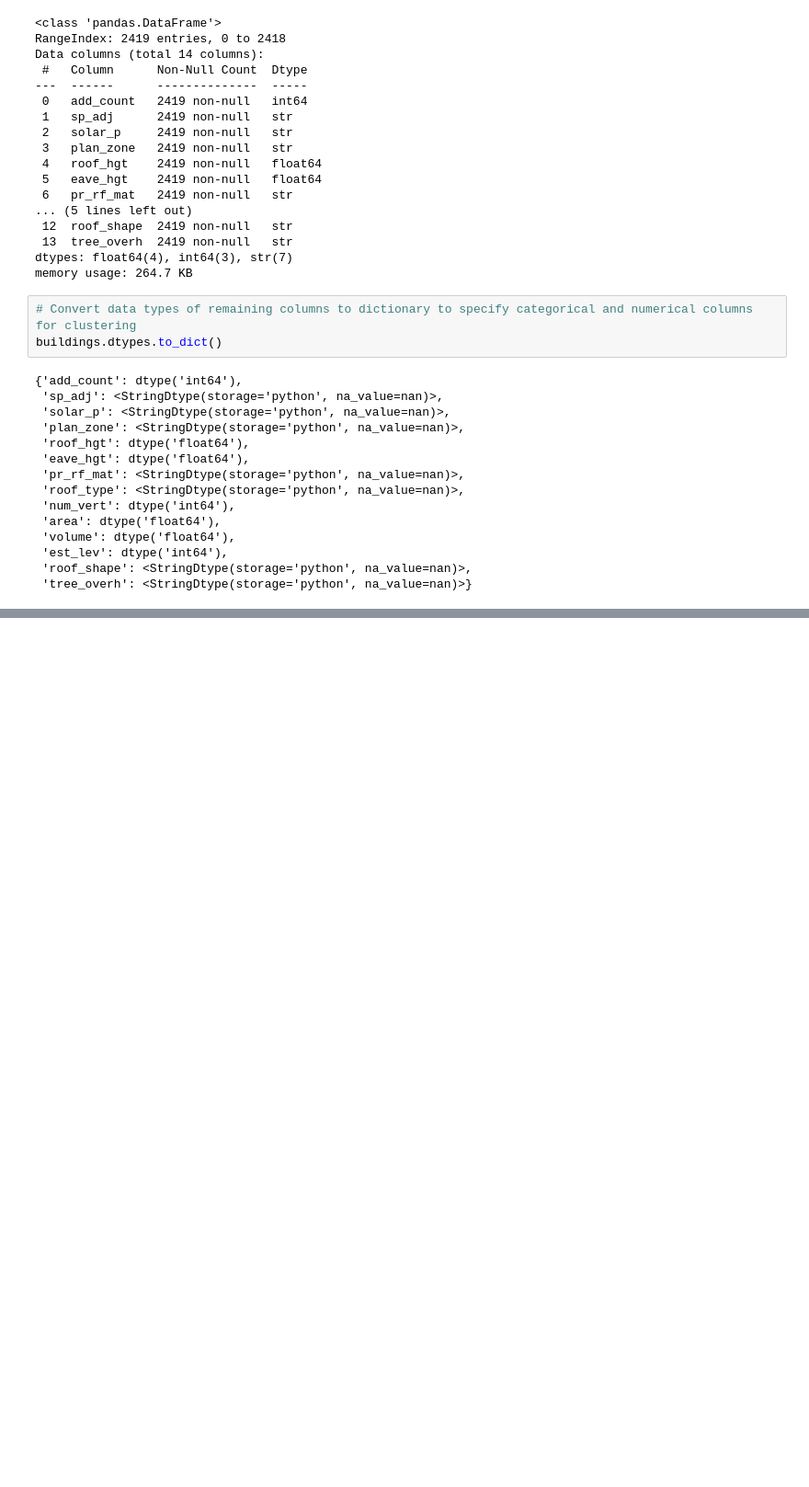
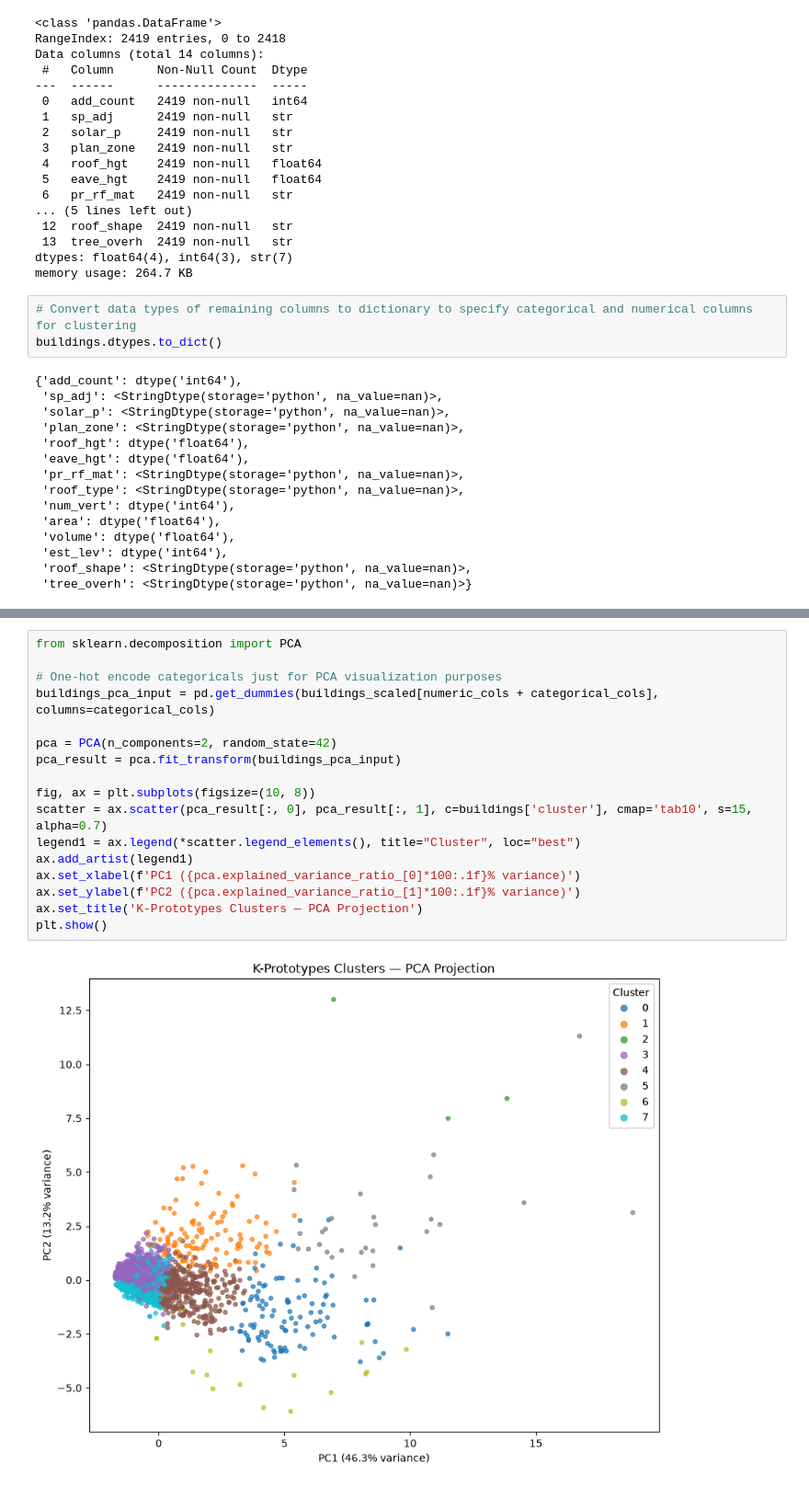
Before and after one commit to s4161925/s4161925_COSC2816_A1_Task1, a Jupyter notebook: A1_buildings_MLcode.ipynb, the cells around one changed output, grey strips where cells are left out. Shown at 92% size. Drawn from its saved outputs; the diff is of its cells as text; blank space fills up the shorter version.

```diff
--- a/A1_buildings_MLcode.ipynb
+++ b/A1_buildings_MLcode.ipynb
@@ -267,0 +356,19 @@ plt.show()
+# %%
+from sklearn.decomposition import PCA
+
+# One-hot encode categoricals just for PCA visualization purposes
+buildings_pca_input = pd.get_dummies(buildings_scaled[numeric_cols + categorical_cols], columns=categorical_cols)
+
+pca = PCA(n_components=2, random_state=42)
+pca_result = pca.fit_transform(buildings_pca_input)
+
+fig, ax = plt.subplots(figsize=(10, 8))
+scatter = ax.scatter(pca_result[:, 0], pca_result[:, 1], c=buildings['cluster'], cmap='tab10', s=15, alpha=0.7)
+legend1 = ax.legend(*scatter.legend_elements(), title="Cluster", loc="best")
+ax.add_artist(legend1)
+ax.set_xlabel(f'PC1 ({pca.explained_variance_ratio_[0]*100:.1f}% variance)')
+ax.set_ylabel(f'PC2 ({pca.explained_variance_ratio_[1]*100:.1f}% variance)')
+ax.set_title('K-Prototypes Clusters — PCA Projection')
+plt.show()
+# %% [output]
+[figure, added]
```
Also changed, not shown: parts of 8 cells of this notebook, 2 other files.
